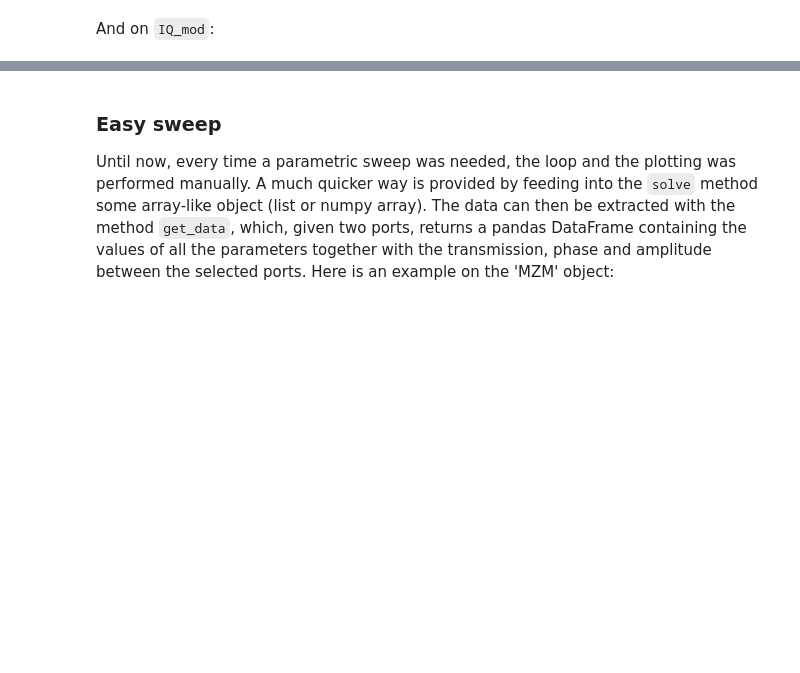
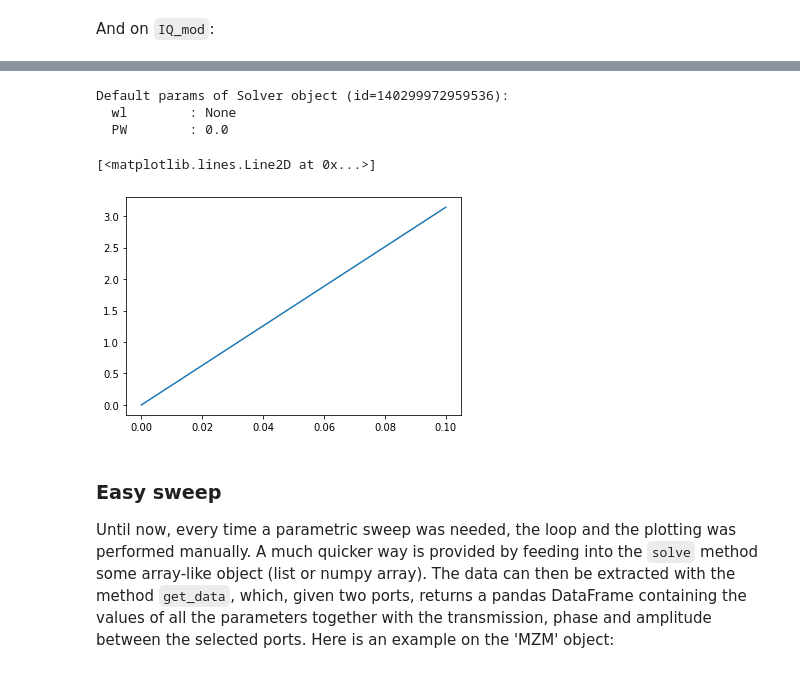
Before and after one commit to mpasson/lekkersim, a Jupyter notebook: Docs/jupyter/GenSol_intro.ipynb, the cells around one changed output, grey strips where cells are left out. Cells and saved outputs as stored; diff of their text form; code cells hidden in the pictures; blank space fills up the shorter version.

```diff
--- a/Docs/jupyter/GenSol_intro.ipynb
+++ b/Docs/jupyter/GenSol_intro.ipynb
@@ -414,3 +440,18 @@ Default params of Solver of IQ_mod (id=140682642964432):
+# %%
+with sv.Solver() as TH_PS2:
+    ps = sv.PhaseShifter().put()
+    sv.add_param('PS', PW2PS)
+    sv.raise_pins()
+
+TH_PS2.show_default_params()
+data = TH_PS2.solve(PW = np.linspace(0.0,0.1,101)).get_data('a0', 'b0')
+plt.plot(data['PW'], data['Phase'])
+# %% [output]
+Default params of Solver object (id=140299972959536):
+  wl        : None
+  PW        : 0.0
+[<matplotlib.lines.Line2D at 0x...>]
+[figure, added]
 # %% [markdown]
 ### Easy sweep
 
```
Also changed, not shown: parts of 11 cells of this notebook, 2 other files.
